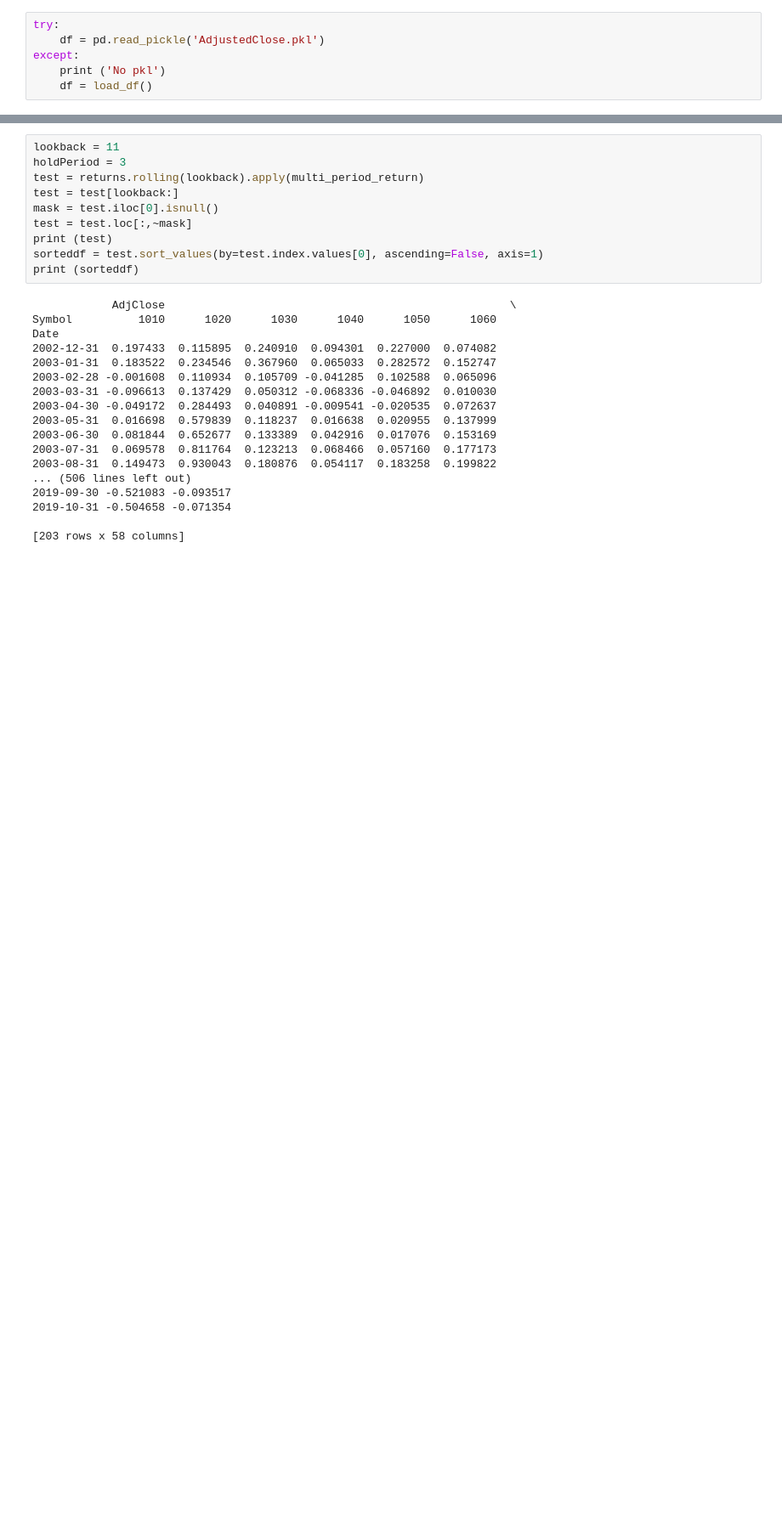
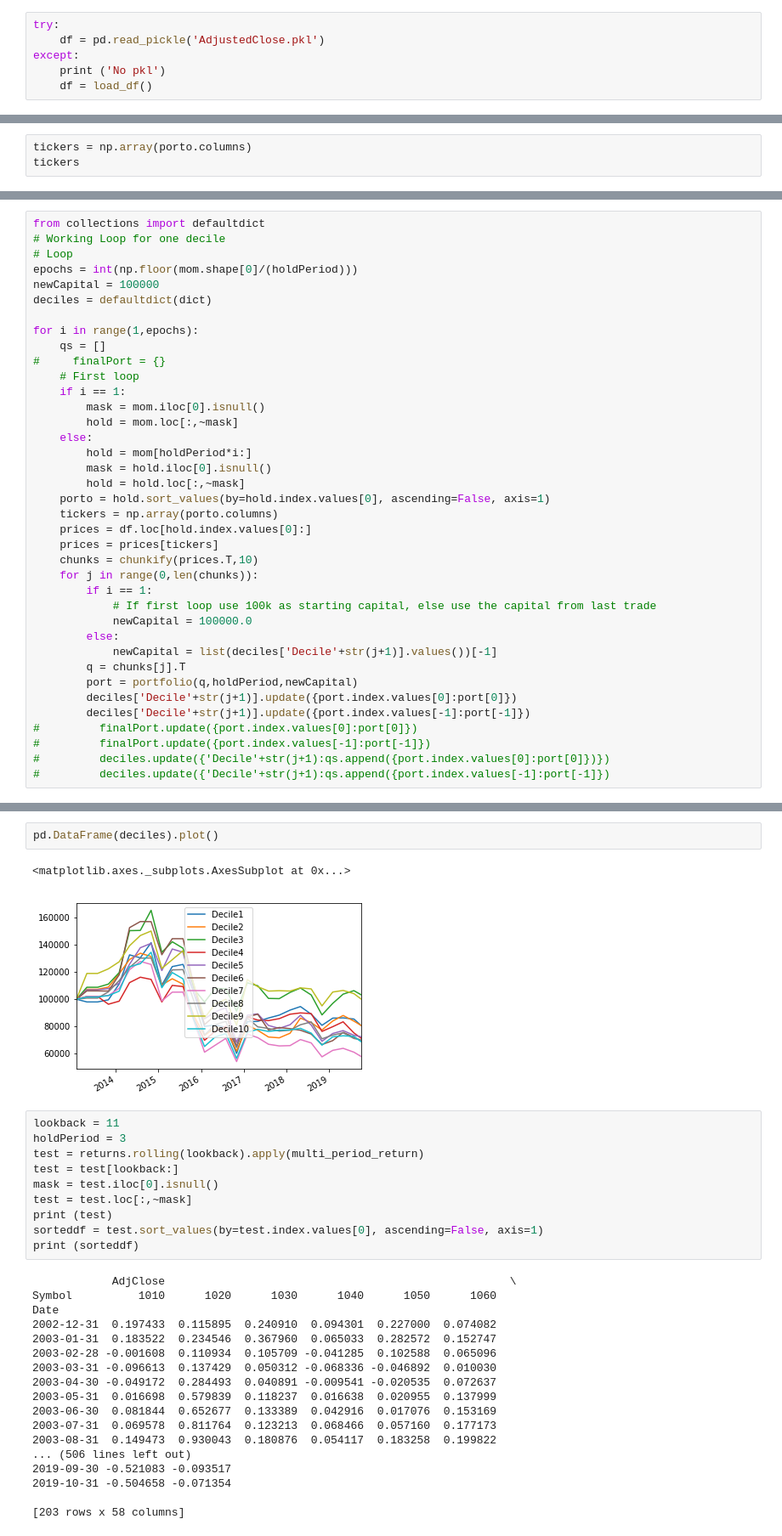
Before and after one commit to abonaser87/StocksHistoricalData, a Jupyter notebook: Momentum Strat.ipynb, the cells around one changed output, grey strips where cells are left out. Shown at 85% size. Saved outputs shown, nothing was run; the diff lists cells and outputs as text; blank space fills up the shorter version.

```diff
--- a/Momentum Strat.ipynb
+++ b/Momentum Strat.ipynb
@@ -94,0 +154,3 @@ returns.head()
+# %%
+tickers = np.array(porto.columns)
+tickers
@@ -94,0 +257,38 @@ returns.head()
+# %%
+from collections import defaultdict
+# Working Loop for one decile
+# Loop
+epochs = int(np.floor(mom.shape[0]/(holdPeriod)))
+newCapital = 100000
+deciles = defaultdict(dict)
+
+for i in range(1,epochs):
+    qs = []
+#     finalPort = {}
+    # First loop
+    if i == 1:
+        mask = mom.iloc[0].isnull()
+        hold = mom.loc[:,~mask]
+    else:
+        hold = mom[holdPeriod*i:]
+        mask = hold.iloc[0].isnull()
+        hold = hold.loc[:,~mask]
+    porto = hold.sort_values(by=hold.index.values[0], ascending=False, axis=1)
+    tickers = np.array(porto.columns)
+    prices = df.loc[hold.index.values[0]:]
+    prices = prices[tickers]
+    chunks = chunkify(prices.T,10)
+    for j in range(0,len(chunks)):
+        if i == 1:
+            # If first loop use 100k as starting capital, else use the capital from last trade
+            newCapital = 100000.0
+        else:
+            newCapital = list(deciles['Decile'+str(j+1)].values())[-1]
+        q = chunks[j].T
+        port = portfolio(q,holdPeriod,newCapital)
+        deciles['Decile'+str(j+1)].update({port.index.values[0]:port[0]})
+        deciles['Decile'+str(j+1)].update({port.index.values[-1]:port[-1]})
+#         finalPort.update({port.index.values[0]:port[0]})
+#         finalPort.update({port.index.values[-1]:port[-1]})
+#         deciles.update({'Decile'+str(j+1):qs.append({port.index.values[0]:port[0]})})
+#         deciles.update({'Decile'+str(j+1):qs.append({port.index.values[-1]:port[-1]})
@@ -95,3 +341,8 @@ returns.head()
+# %%
+pd.DataFrame(deciles).plot()
+# %% [output]
+<matplotlib.axes._subplots.AxesSubplot at 0x...>
+[figure, added]
 # %%
 lookback = 11
 holdPeriod = 3
```
Also changed, not shown: parts of 20 cells of this notebook, 1 other file.
